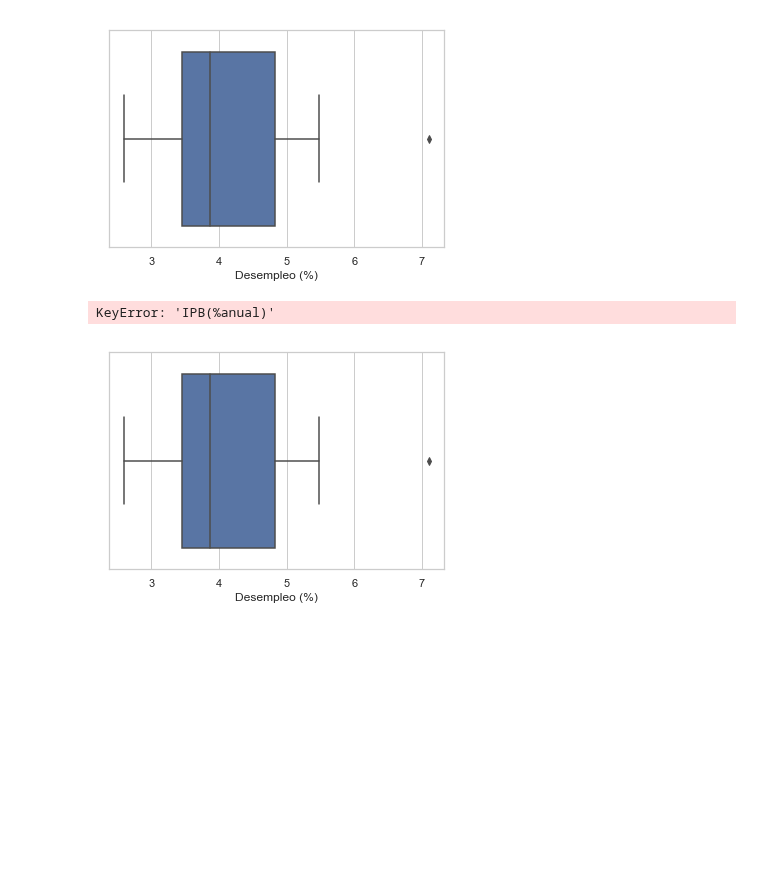
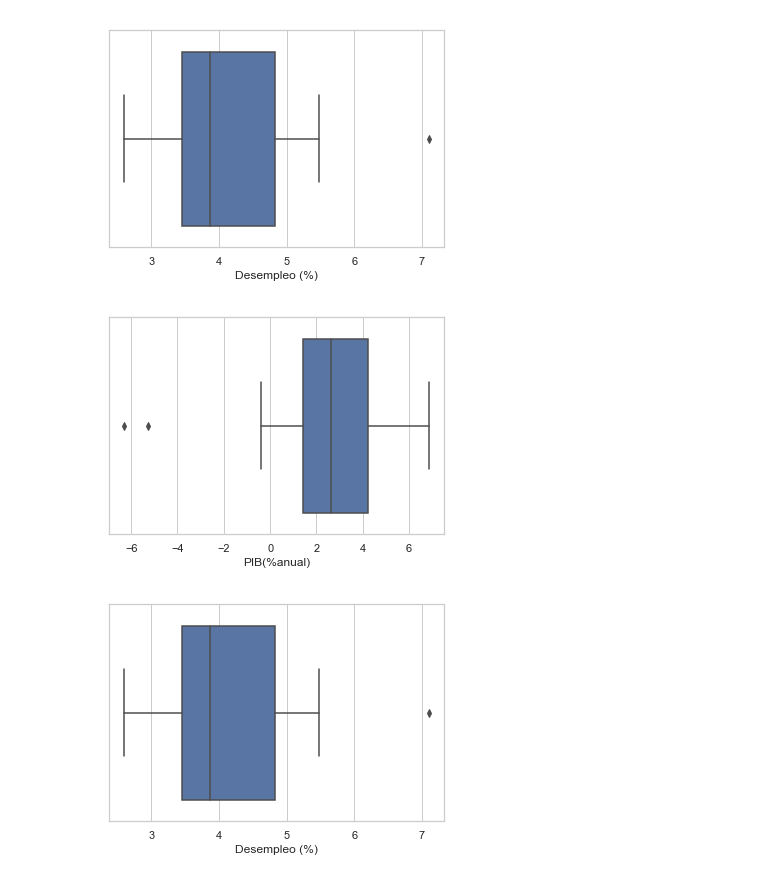
Before and after one commit to Afri-cola/Kschool-TFM, a Jupyter notebook: Inversion Española en México.ipynb, the cells around one changed output. Cells and saved outputs as stored; diff of their text form; code cells hidden in the pictures; blank space fills up the shorter version.

```diff
--- a/Inversion Española en México.ipynb
+++ b/Inversion Española en México.ipynb
@@ -202,9 +202,9 @@ ax = sns.boxplot(x=df_mex_var['Desempleo (%)'])
 [figure]
 # %%
 sns.set_theme(style="whitegrid")
-ax = sns.boxplot(x=df_mex_var['IPB(%anual)'])
+ax = sns.boxplot(x=df_mex_var['PIB(%anual)'])
 # %% [output]
-KeyError: 'IPB(%anual)'
+[figure, added]
 # %%
 sns.set_theme(style="whitegrid")
 ax = sns.boxplot(x=df_mex_var['Desempleo (%)'])
```
Also changed, not shown: 2 other files.
